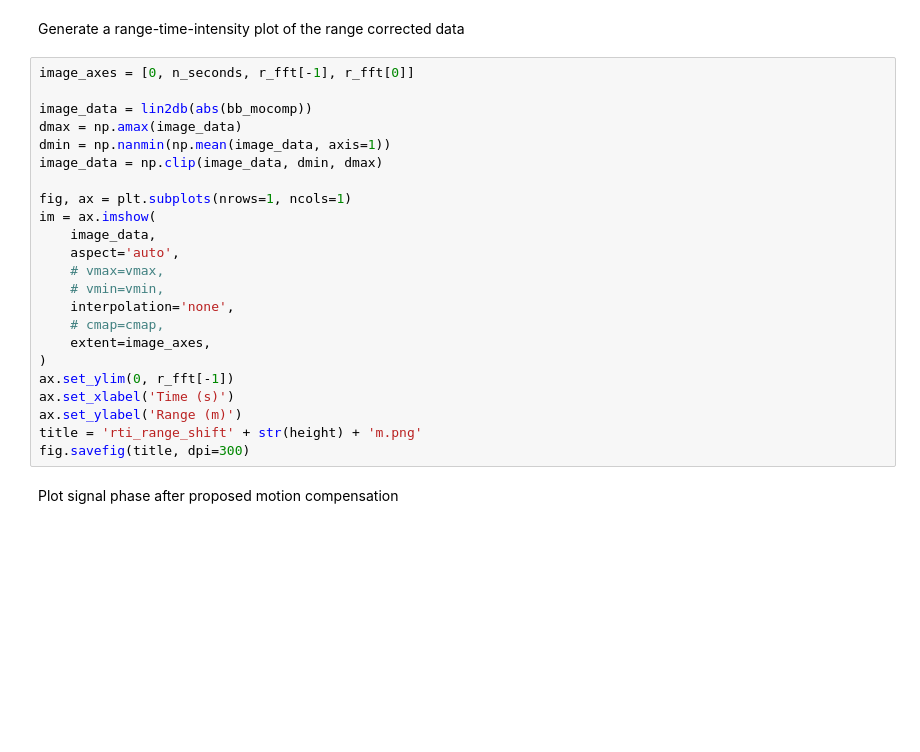
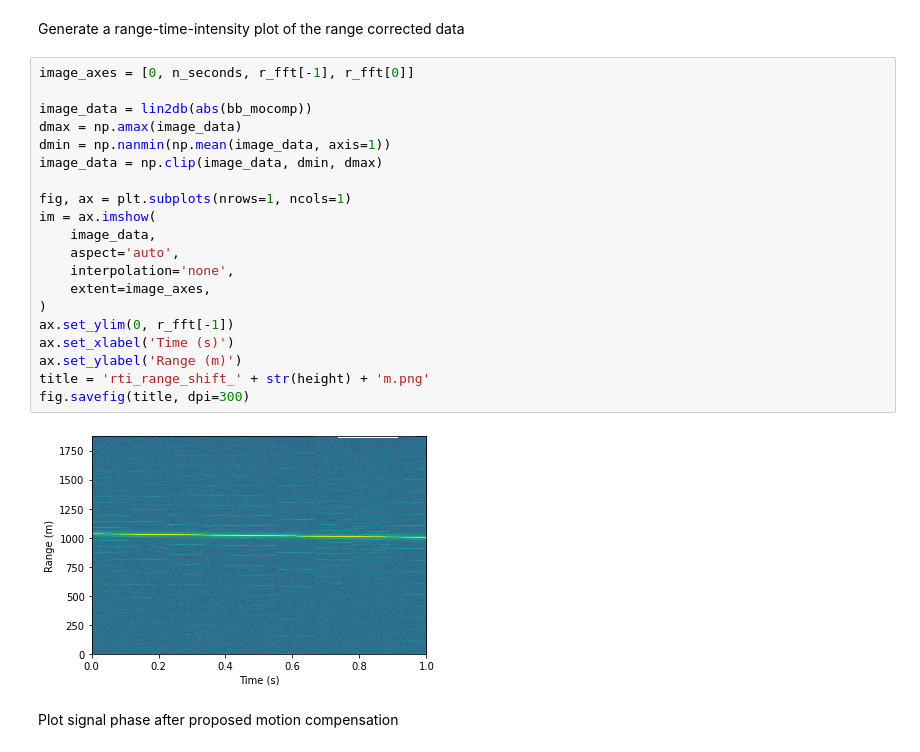
Before and after one commit to tmapana/FERS_tutorials, a Jupyter notebook: tutorial_notebook.ipynb, the cells around one changed output. Cells and saved outputs as stored; diff of their text form; blank space fills up the shorter version.

```diff
--- a/tutorial_notebook.ipynb
+++ b/tutorial_notebook.ipynb
@@ -467,26 +447,25 @@ Generate a range-time-intensity plot of the range corrected data
 # %%
 image_axes = [0, n_seconds, r_fft[-1], r_fft[0]]
 
 image_data = lin2db(abs(bb_mocomp))
 dmax = np.amax(image_data)
 dmin = np.nanmin(np.mean(image_data, axis=1))
 image_data = np.clip(image_data, dmin, dmax)
 
 fig, ax = plt.subplots(nrows=1, ncols=1)
 im = ax.imshow(
     image_data,
     aspect='auto',
-    # vmax=vmax,
-    # vmin=vmin,
     interpolation='none',
-    # cmap=cmap,
     extent=image_axes,
 )
 ax.set_ylim(0, r_fft[-1])
 ax.set_xlabel('Time (s)')
 ax.set_ylabel('Range (m)')
-title = 'rti_range_shift' + str(height) + 'm.png'
+title = 'rti_range_shift_' + str(height) + 'm.png'
 fig.savefig(title, dpi=300)
+# %% [output]
+[figure, added]
 # %% [markdown]
 Plot signal phase after proposed motion compensation
 # %%
```
Also changed, not shown: parts of 17 cells of this notebook, 9 other files.
